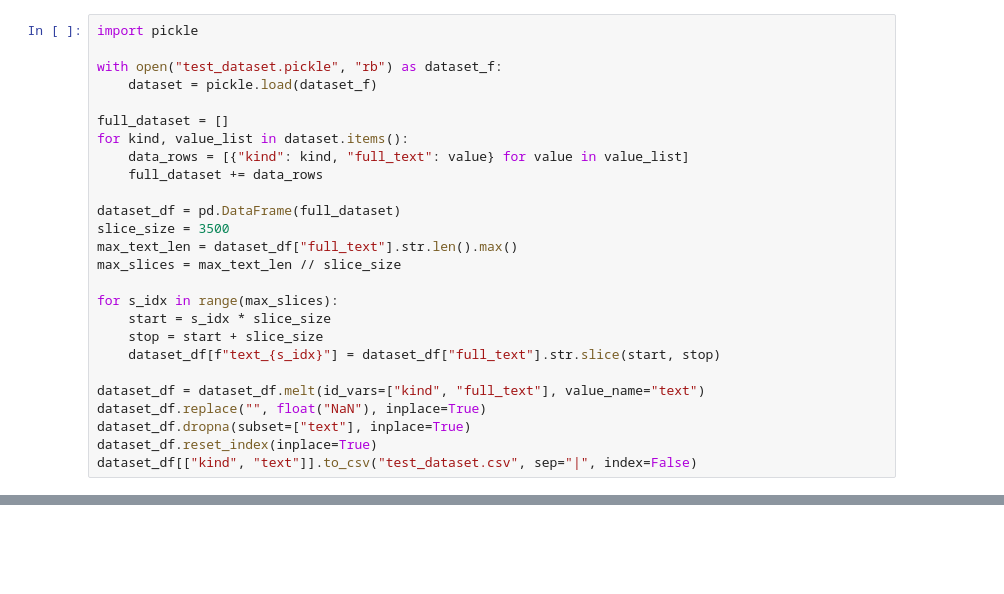
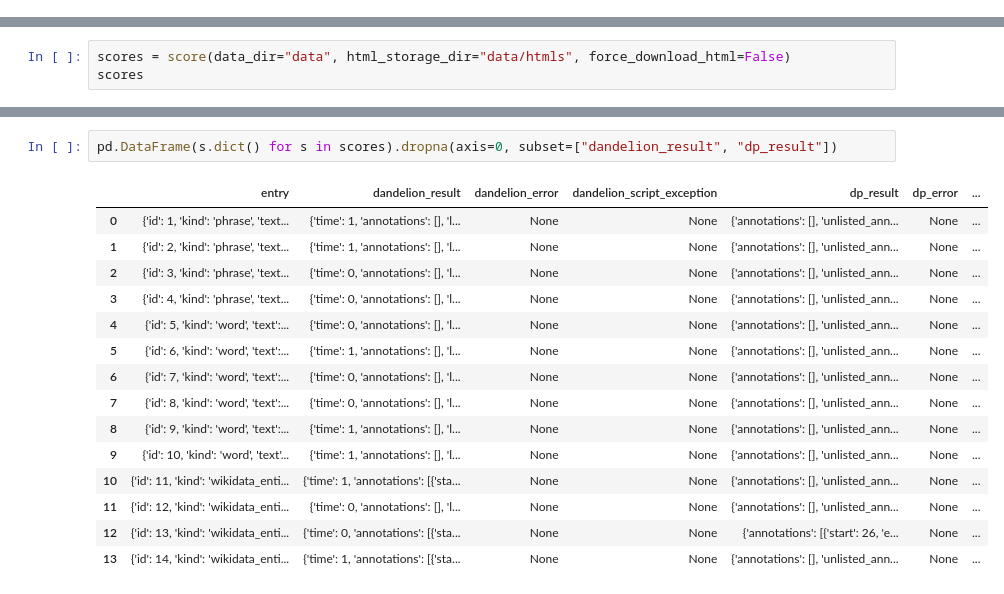
Before and after one commit to deeppavlov/entity_extraction_svc, a Jupyter notebook: utils/scoring/scoring.ipynb, the cells around one changed output, grey strips where cells are left out. Drawn from its saved outputs; the diff is of its cells as text; blank space fills up the shorter version.

```diff
--- a/utils/scoring/scoring.ipynb
+++ b/utils/scoring/scoring.ipynb
@@ -22,26 +13,0 @@ test_dataset.pickle 100%[===================>]  16.85M  9.37MB/s    in 1.8s
-# %%
-import pickle
-
-with open("test_dataset.pickle", "rb") as dataset_f:
-    dataset = pickle.load(dataset_f)
-
-full_dataset = []
-for kind, value_list in dataset.items():
-    data_rows = [{"kind": kind, "full_text": value} for value in value_list]
-    full_dataset += data_rows
-
-dataset_df = pd.DataFrame(full_dataset)
-slice_size = 3500
-max_text_len = dataset_df["full_text"].str.len().max()
-max_slices = max_text_len // slice_size
-
-for s_idx in range(max_slices):
-    start = s_idx * slice_size
-    stop = start + slice_size
-    dataset_df[f"text_{s_idx}"] = dataset_df["full_text"].str.slice(start, stop)
-
-dataset_df = dataset_df.melt(id_vars=["kind", "full_text"], value_name="text")
-dataset_df.replace("", float("NaN"), inplace=True)
-dataset_df.dropna(subset=["text"], inplace=True)
-dataset_df.reset_index(inplace=True)
-dataset_df[["kind", "text"]].to_csv("test_dataset.csv", sep="|", index=False)
@@ -269,0 +139,3 @@ comparison_df.loc[947]["text_x"]
+# %%
+scores = score(data_dir="data", html_storage_dir="data/htmls", force_download_html=False)
+scores
@@ -269,0 +162,18 @@ comparison_df.loc[947]["text_x"]
+# %%
+pd.DataFrame(s.dict() for s in scores).dropna(axis=0, subset=["dandelion_result", "dp_result"])
+# %% [output]
+|  | entry | dandelion_result | dandelion_error | dandelion_script_exception | dp_result | dp_error | ... |
+| 0 | {'id': 1, 'kind': 'phrase', 'text... | {'time': 1, 'annotations': [], 'l... | None | None | {'annotations': [], 'unlisted_ann... | None | ... |
+| 1 | {'id': 2, 'kind': 'phrase', 'text... | {'time': 1, 'annotations': [], 'l... | None | None | {'annotations': [], 'unlisted_ann... | None | ... |
+| 2 | {'id': 3, 'kind': 'phrase', 'text... | {'time': 0, 'annotations': [], 'l... | None | None | {'annotations': [], 'unlisted_ann... | None | ... |
+| 3 | {'id': 4, 'kind': 'phrase', 'text... | {'time': 0, 'annotations': [], 'l... | None | None | {'annotations': [], 'unlisted_ann... | None | ... |
+| 4 | {'id': 5, 'kind': 'word', 'text':... | {'time': 0, 'annotations': [], 'l... | None | None | {'annotations': [], 'unlisted_ann... | None | ... |
+| 5 | {'id': 6, 'kind': 'word', 'text':... | {'time': 1, 'annotations': [], 'l... | None | None | {'annotations': [], 'unlisted_ann... | None | ... |
+| 6 | {'id': 7, 'kind': 'word', 'text':... | {'time': 0, 'annotations': [], 'l... | None | None | {'annotations': [], 'unlisted_ann... | None | ... |
+| 7 | {'id': 8, 'kind': 'word', 'text':... | {'time': 0, 'annotations': [], 'l... | None | None | {'annotations': [], 'unlisted_ann... | None | ... |
+| 8 | {'id': 9, 'kind': 'word', 'text':... | {'time': 1, 'annotations': [], 'l... | None | None | {'annotations': [], 'unlisted_ann... | None | ... |
+| 9 | {'id': 10, 'kind': 'word', 'text'... | {'time': 1, 'annotations': [], 'l... | None | None | {'annotations': [], 'unlisted_ann... | None | ... |
+| 10 | {'id': 11, 'kind': 'wikidata_enti... | {'time': 1, 'annotations': [{'sta... | None | None | {'annotations': [], 'unlisted_ann... | None | ... |
+| 11 | {'id': 12, 'kind': 'wikidata_enti... | {'time': 0, 'annotations': [], 'l... | None | None | {'annotations': [], 'unlisted_ann... | None | ... |
+| 12 | {'id': 13, 'kind': 'wikidata_enti... | {'time': 0, 'annotations': [{'sta... | None | None | {'annotations': [{'start': 26, 'e... | None | ... |
+| 13 | {'id': 14, 'kind': 'wikidata_enti... | {'time': 1, 'annotations': [{'sta... | None | None | {'annotations': [], 'unlisted_ann... | None | ... |
```
Also changed, not shown: parts of 18 cells of this notebook, 9 other files.
